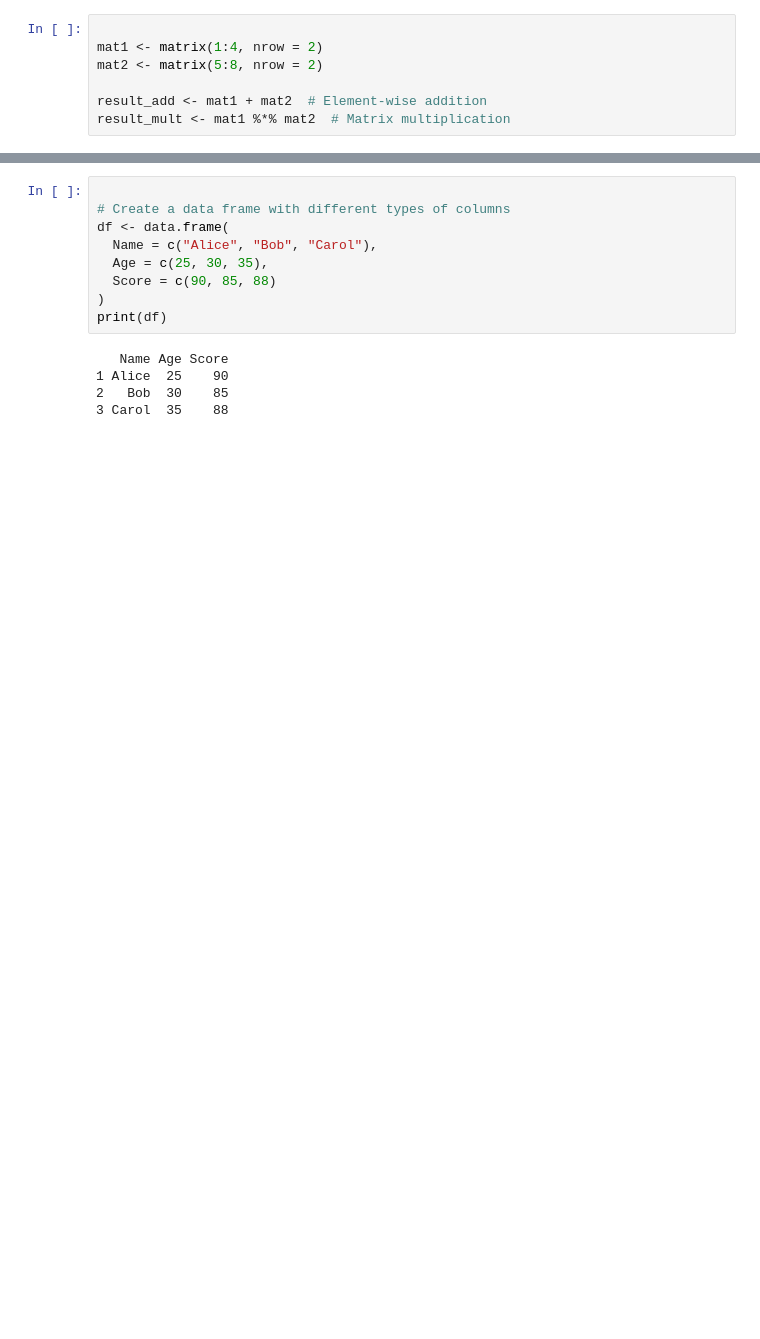
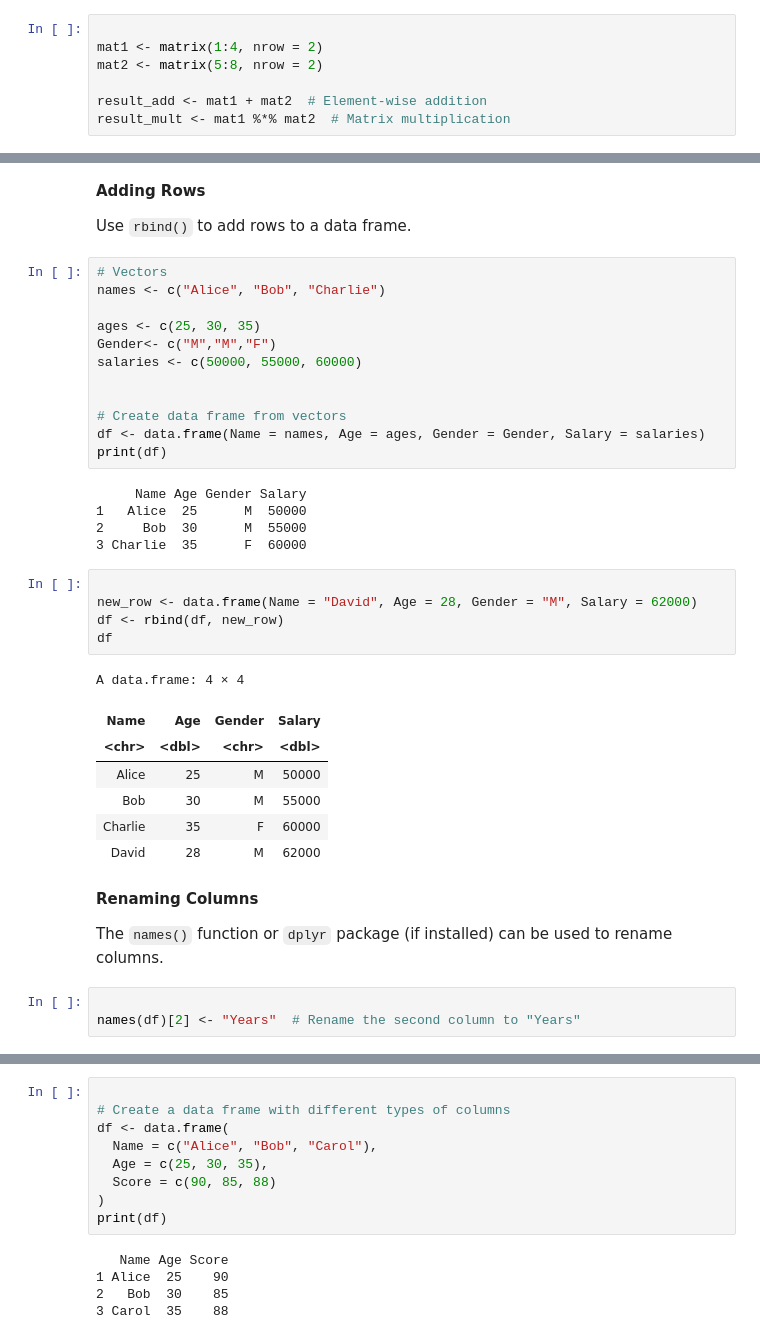
Before and after one commit to iampramodyadav/R-Learn, a Jupyter notebook: R-Notes1.ipynb, the cells around one changed output, grey strips where cells are left out. Drawn from its saved outputs; the diff is of its cells as text; blank space fills up the shorter version.

```diff
--- a/R-Notes1.ipynb
+++ b/R-Notes1.ipynb
@@ -2157,0 +3140,41 @@ A **data frame** is a two-dimensional table where each column can contain differ
+# %% [markdown]
+**Adding Rows**
+
+Use `rbind()` to add rows to a data frame.
+# %%
+# Vectors
+names <- c("Alice", "Bob", "Charlie")
+
+ages <- c(25, 30, 35)
+Gender<- c("M","M","F")
+salaries <- c(50000, 55000, 60000)
+
+
+# Create data frame from vectors
+df <- data.frame(Name = names, Age = ages, Gender = Gender, Salary = salaries)
+print(df)
+# %% [output]
+     Name Age Gender Salary
+1   Alice  25      M  50000
+2     Bob  30      M  55000
+3 Charlie  35      F  60000
+# %%
+
+new_row <- data.frame(Name = "David", Age = 28, Gender = "M", Salary = 62000)
+df <- rbind(df, new_row)
+df
+# %% [output]
+A data.frame: 4 × 4
+| Name | Age | Gender | Salary |
+| <chr> | <dbl> | <chr> | <dbl> |
+| Alice | 25 | M | 50000 |
+| Bob | 30 | M | 55000 |
+| Charlie | 35 | F | 60000 |
+| David | 28 | M | 62000 |
+# %% [markdown]
+**Renaming Columns**
+
+The `names()` function or `dplyr` package (if installed) can be used to rename columns.
+# %%
+
+names(df)[2] <- "Years"  # Rename the second column to "Years"
```
Also changed, not shown: parts of 146 cells of this notebook.
